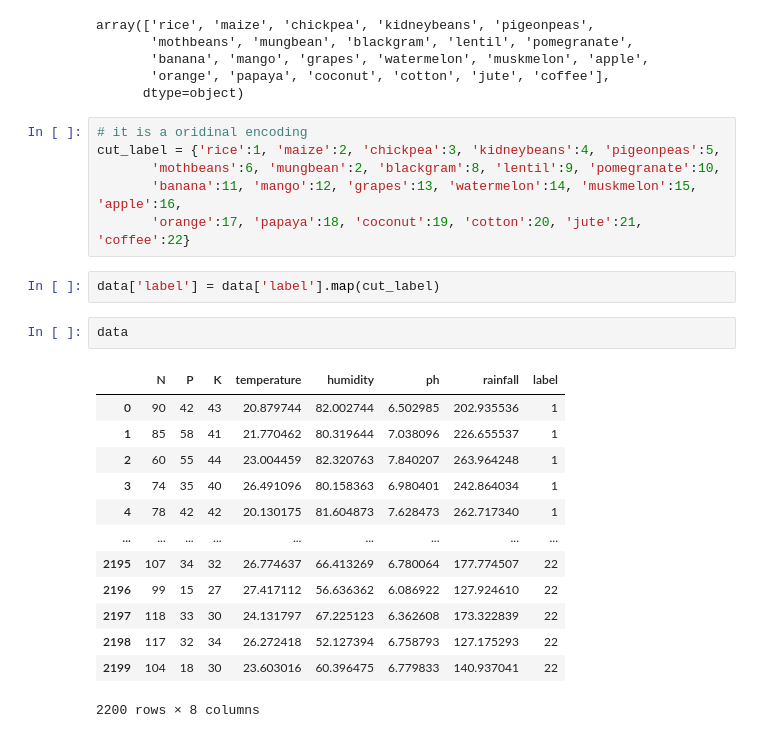
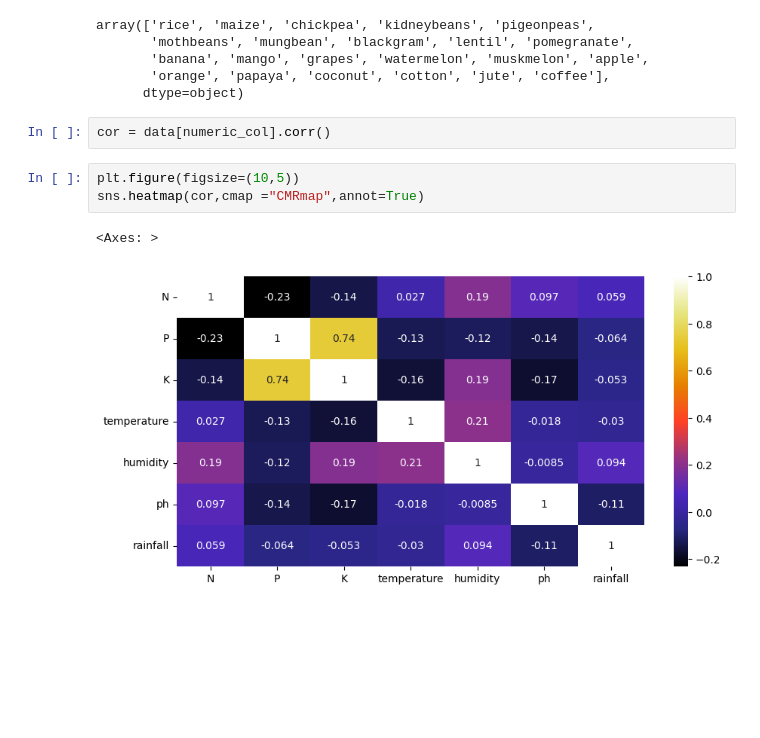
Before and after one commit to DipeshDhote/crop_recommendation, a Jupyter notebook: notebook/data/EDA.ipynb, the cells around one changed output. Saved outputs shown, nothing was run; the diff lists cells and outputs as text; blank space fills up the shorter version.

```diff
--- a/notebook/data/EDA.ipynb
+++ b/notebook/data/EDA.ipynb
@@ -192,27 +192,11 @@ array(['rice', 'maize', 'chickpea', 'kidneybeans', 'pigeonpeas',
        'banana', 'mango', 'grapes', 'watermelon', 'muskmelon', 'apple',
        'orange', 'papaya', 'coconut', 'cotton', 'jute', 'coffee'],
       dtype=object)
-# %%
-# it is a oridinal encoding
-cut_label = {'rice':1, 'maize':2, 'chickpea':3, 'kidneybeans':4, 'pigeonpeas':5,
-       'mothbeans':6, 'mungbean':2, 'blackgram':8, 'lentil':9, 'pomegranate':10,
-       'banana':11, 'mango':12, 'grapes':13, 'watermelon':14, 'muskmelon':15, 'apple':16,
-       'orange':17, 'papaya':18, 'coconut':19, 'cotton':20, 'jute':21, 'coffee':22}
-# %%
-data['label'] = data['label'].map(cut_label)
-# %%
-data
-# %% [output]
-|  | N | P | K | temperature | humidity | ph | rainfall | label |
-| 0 | 90 | 42 | 43 | 20.879744 | 82.002744 | 6.502985 | 202.935536 | 1 |
-| 1 | 85 | 58 | 41 | 21.770462 | 80.319644 | 7.038096 | 226.655537 | 1 |
-| 2 | 60 | 55 | 44 | 23.004459 | 82.320763 | 7.840207 | 263.964248 | 1 |
-| 3 | 74 | 35 | 40 | 26.491096 | 80.158363 | 6.980401 | 242.864034 | 1 |
-| 4 | 78 | 42 | 42 | 20.130175 | 81.604873 | 7.628473 | 262.717340 | 1 |
-| ... | ... | ... | ... | ... | ... | ... | ... | ... |
-| 2195 | 107 | 34 | 32 | 26.774637 | 66.413269 | 6.780064 | 177.774507 | 22 |
-| 2196 | 99 | 15 | 27 | 27.417112 | 56.636362 | 6.086922 | 127.924610 | 22 |
-| 2197 | 118 | 33 | 30 | 24.131797 | 67.225123 | 6.362608 | 173.322839 | 22 |
-| 2198 | 117 | 32 | 34 | 26.272418 | 52.127394 | 6.758793 | 127.175293 | 22 |
-| 2199 | 104 | 18 | 30 | 23.603016 | 60.396475 | 6.779833 | 140.937041 | 22 |
-2200 rows × 8 columns
+# %%
+cor = data[numeric_col].corr()
+# %%
+plt.figure(figsize=(10,5))
+sns.heatmap(cor,cmap ="CMRmap",annot=True)
+# %% [output]
+<Axes: >
+[figure, added]
```
